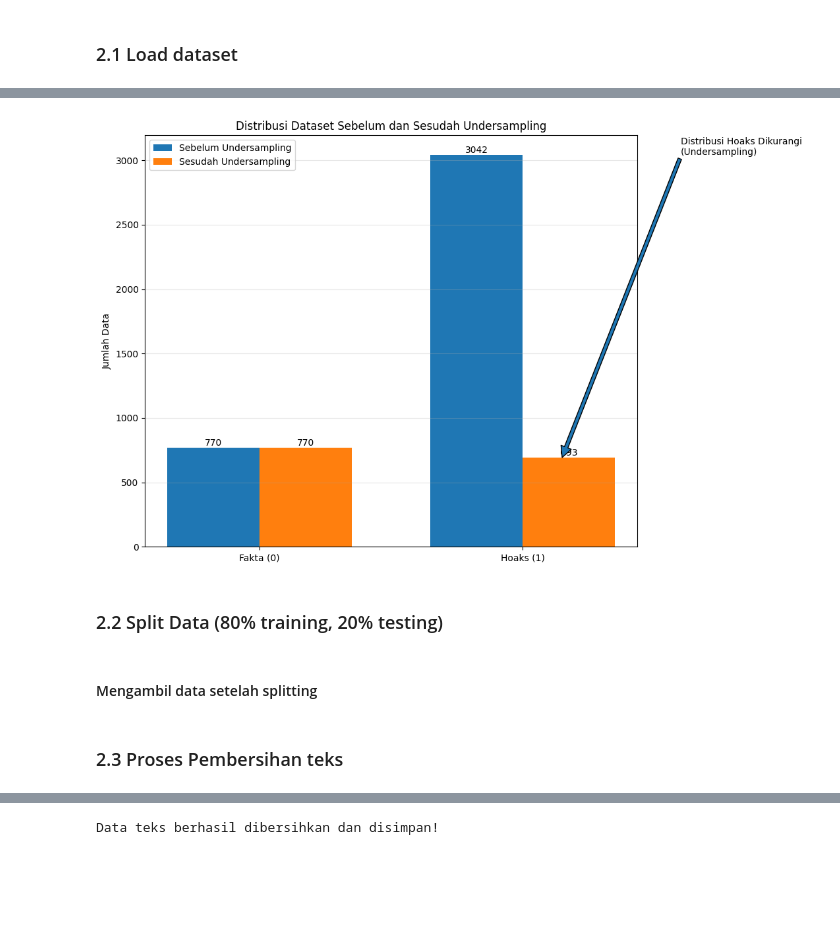
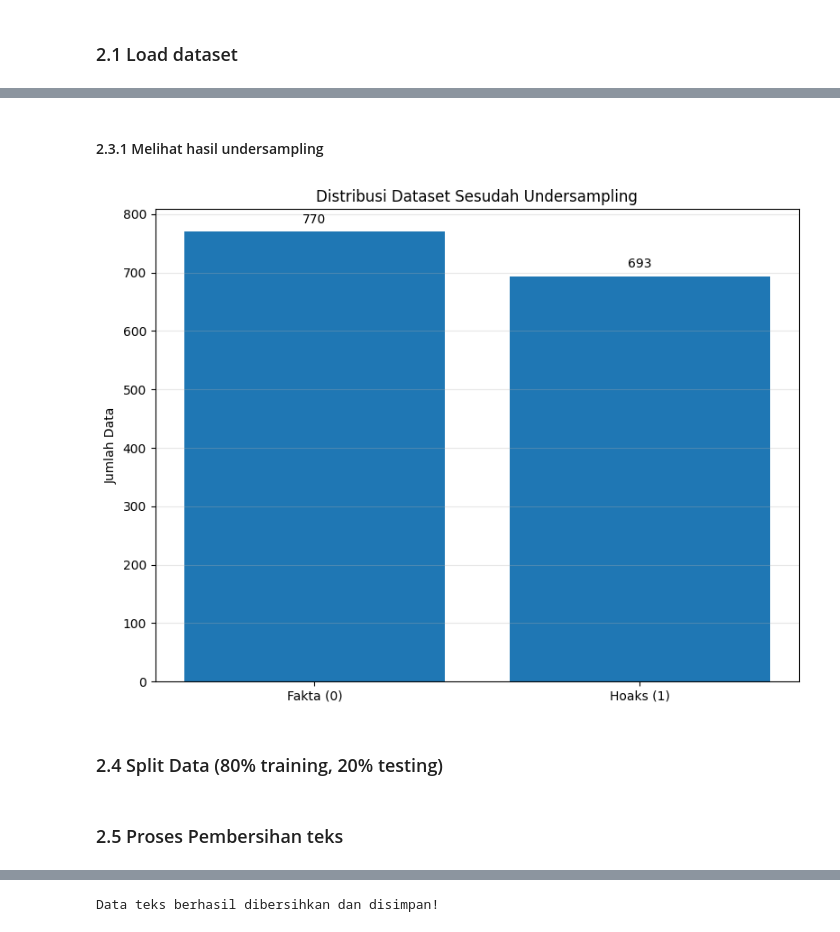
Before and after one commit to Fauzan2617/IndoHoax-Stacking-Detector---Stacking-Ensemble, a Jupyter notebook: notebooks/01_preprocessing.ipynb, the cells around one changed output, grey strips where cells are left out. Drawn from its saved outputs; the diff is of its cells as text; code cells hidden in the pictures; blank space fills up the shorter version.

```diff
--- a/notebooks/01_preprocessing.ipynb
+++ b/notebooks/01_preprocessing.ipynb
@@ -179,83 +140,37 @@ Jumlah data akhir: 1463
+# %% [markdown]
+#### 2.3.1 Melihat hasil undersampling
 # %%
-# Plot batang distribusi datset
-# ============================================================
-# 6. VISUALISASI DISTRIBUSI DATASET (VERSI LEBIH BAGUS)
-# ============================================================
+import matplotlib.pyplot as plt
 
-import matplotlib.pyplot as plt
-import numpy as np
-
-# Distribusi
-before_counts = df['label'].value_counts().sort_index()
+# Distribusi setelah
 after_counts = df_balanced['label'].value_counts().sort_index()
-
 labels = ['Fakta (0)', 'Hoaks (1)']
 
-x = np.arange(len(labels))
-width = 0.35
+plt.figure(figsize=(8,6))
 
-plt.figure(figsize=(11,7))
+bars = plt.bar(labels, after_counts.values)
 
-# Bar chart
-bars1 = plt.bar(
-    x - width/2,
-    before_counts.values,
-    width,
-    label='Sebelum Undersampling'
-)
-
-bars2 = plt.bar(
-    x + width/2,
-    after_counts.values,
-    width,
-    label='Sesudah Undersampling'
-)
-
-# Angka di atas bar
-for bar in bars1:
+# Tambahin angka di atas bar
+for bar in bars:
     y = bar.get_height()
     plt.text(
         bar.get_x() + bar.get_width()/2,
         y + 15,
         f'{int(y)}',
         ha='center'
     )
 
-for bar in bars2:
-    y = bar.get_height()
-    plt.text(
-        bar.get_x() + bar.get_width()/2,
-        y + 15,
-        f'{int(y)}',
-        ha='center'
-    )
+plt.ylabel('Jumlah Data')
+plt.title('Distribusi Dataset Sesudah Undersampling')
 
-# Tambahkan garis perubahan hoaks
-plt.annotate(
-    'Distribusi Hoaks Dikurangi\n(Undersampling)',
-    xy=(1.15, after_counts.values[1]),
-    xytext=(1.6, before_counts.values[1]),
-    arrowprops=dict(),
-    fontsize=10
-)
-
-plt.xticks(x, labels)
-
-plt.ylabel('Jumlah Data')
-plt.title('Distribusi Dataset Sebelum dan Sesudah Undersampling')
-
-plt.legend()
-
-# Grid biar enak dibaca
 plt.grid(axis='y', alpha=0.3)
 
 plt.tight_layout()
-
 plt.show()
 # %% [output]
-[figure, old version]
+[figure, new version]
 # %% [markdown]
-### 2.2 Split Data (80% training, 20% testing)
+### 2.4 Split Data (80% training, 20% testing)
 # %%
 X_train_raw, X_test_raw, y_train, y_test = train_test_split(
     df['tweet'],        # Fitur (teks)
@@ -283,10 +198,8 @@ test_df = pd.DataFrame({
 
 train_df.to_csv("data_train.csv", index=False)
 test_df.to_csv("data_test.csv", index=False)
-# %% [markdown]
-#### Mengambil data setelah splitting
 # %% [markdown]
-### 2.3 Proses Pembersihan teks
+### 2.5 Proses Pembersihan teks
 # %%
 X_train_clean = X_train_raw.apply(bersihkan_teks_total)
 # Membersihkan data training menggunakan preprocessing lengkap
```
Also changed, not shown: parts of 7 cells of this notebook, 10 other files.
